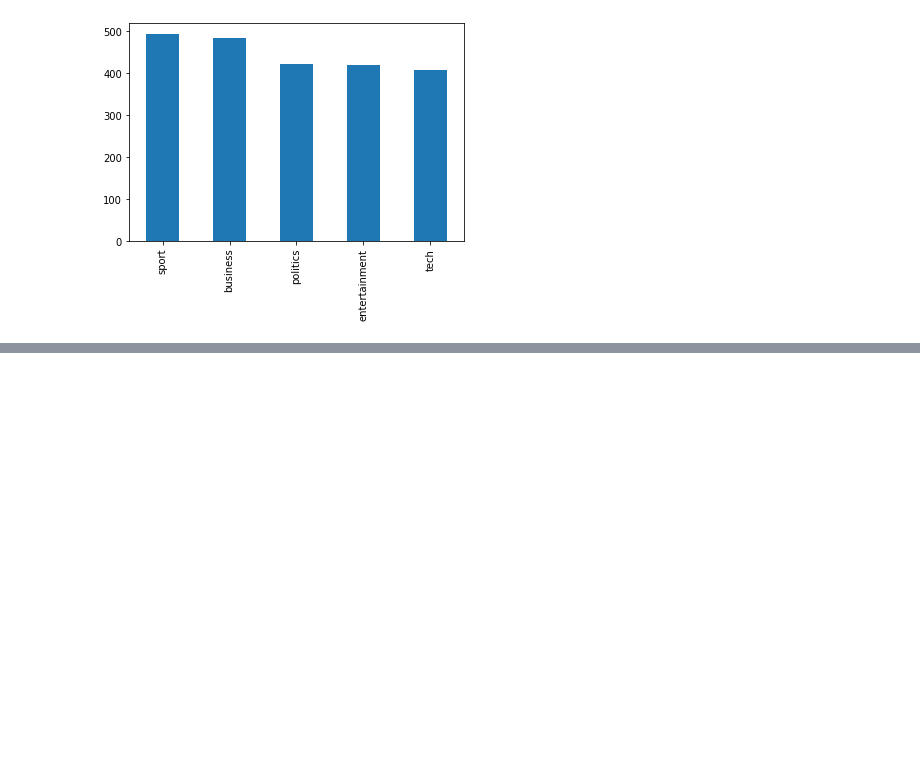
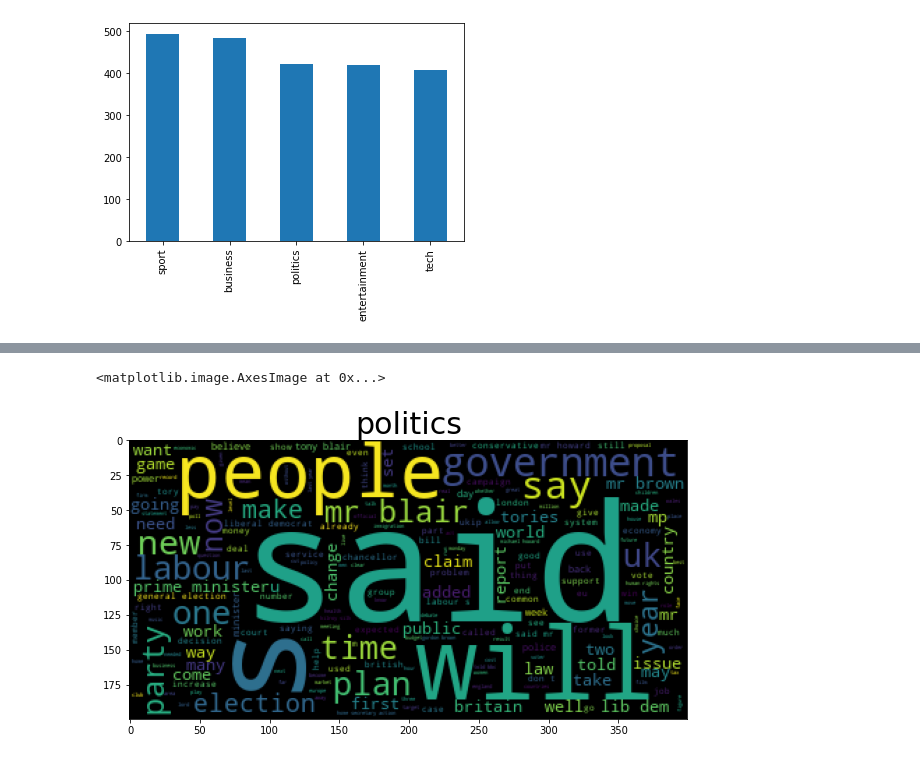
Before and after one commit to mjcortejo/demo-text-classification-scikit, a Jupyter notebook: Analysis.ipynb, the cells around one changed output, grey strips where cells are left out. Cells and saved outputs as stored; diff of their text form; code cells hidden in the pictures; blank space fills up the shorter version.

```diff
--- a/Analysis.ipynb
+++ b/Analysis.ipynb
@@ -51,0 +60,8 @@ plt.imshow(sport_wordcloud)
+# %%
+politics_wordcloud = WordCloud().generate(' '.join(full_df[full_df['Category'] == 'politics']['Text']))
+plt.figure(figsize=(10, 10))
+plt.title("politics", fontsize=30)
+plt.imshow(politics_wordcloud)
+# %% [output]
+<matplotlib.image.AxesImage at 0x...>
+[figure, added]
```
Also changed, not shown: parts of 4 cells of this notebook.
